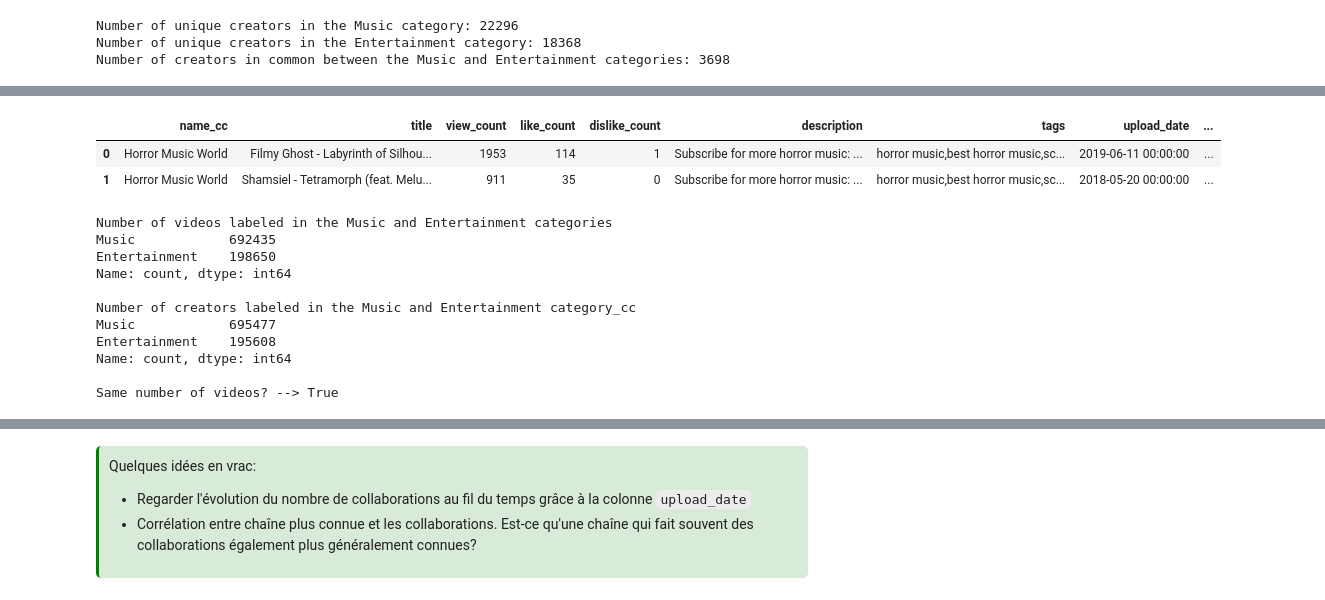
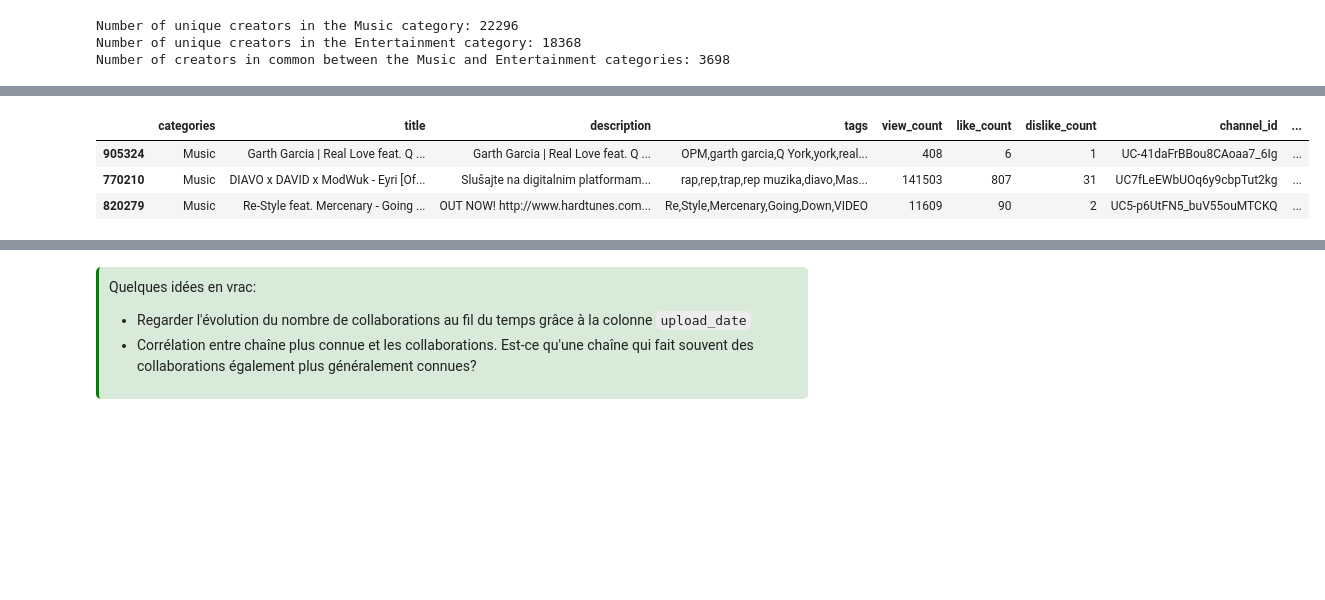
Before and after one commit to epfl-ada/ada-2024-project-tropicaltoucansinsight, a Jupyter notebook: collaborations.ipynb, the cells around one changed output, grey strips where cells are left out. Saved outputs shown, nothing was run; the diff lists cells and outputs as text; code cells hidden in the pictures; blank space fills up the shorter version.

```diff
--- a/collaborations.ipynb
+++ b/collaborations.ipynb
@@ -94,0 +129,3 @@ print(f"Fraction of Entertainment collaborations: {100 * counts['Entertainment']
+# %%
+df_video_counts = pd.read_json('data/video_counts.jsonl.gz', lines=True, compression='gzip')
+df_video_counts.sample(3)
@@ -313,22 +304,10 @@ df_collaborations = df_collaborations[new_order]
-# %%
-df_collaborations.head(2)
-# %% [output]
-|  | name_cc | title | view_count | like_count | dislike_count | description | tags | upload_date | ... |
-| 0 | Horror Music World | Filmy Ghost - Labyrinth of Silhou... | 1953 | 114 | 1 | Subscribe for more horror music: ... | horror music,best horror music,sc... | 2019-06-11 00:00:00 | ... |
-| 1 | Horror Music World | Shamsiel - Tetramorph (feat. Melu... | 911 | 35 | 0 | Subscribe for more horror music: ... | horror music,best horror music,sc... | 2018-05-20 00:00:00 | ... |
-# %%
-print(f"Number of videos labeled in the Music and Entertainment {df_collaborations['categories'].value_counts()}\n")
-print(f"Number of creators labeled in the Music and Entertainment {df_collaborations['category_cc'].value_counts()}\n")
-print(f"Same number of videos? --> {df_collaborations['categories'].value_counts().sum() == df_collaborations['category_cc'].value_counts().sum()}")
-# %% [output]
-Number of videos labeled in the Music and Entertainment categories
-Music            692435
-Entertainment    198650
-Name: count, dtype: int64
-
-Number of creators labeled in the Music and Entertainment category_cc
-Music            695477
-Entertainment    195608
-Name: count, dtype: int64
-
-Same number of videos? --> True
+# %%
+# 2.
+# Merge the collaborations data with the video counts data
+df_collaborations = pd.merge(df_collaborations, df_video_counts, on='channel_id', how='left')
+df_collaborations.sample(3)
+# %% [output]
+|  | categories | title | description | tags | view_count | like_count | dislike_count | channel_id | ... |
+| 905324 | Music | Garth Garcia | Real Love feat. Q ... | Garth Garcia | Real Love feat. Q ... | OPM,garth garcia,Q York,york,real... | 408 | 6 | 1 | UC-41daFrBBou8CAoaa7_6Ig | ... |
+| 770210 | Music | DIAVO x DAVID x ModWuk - Eyri [Of... | Slušajte na digitalnim platformam... | rap,rep,trap,rep muzika,diavo,Mas... | 141503 | 807 | 31 | UC7fLeEWbUOq6y9cbpTut2kg | ... |
+| 820279 | Music | Re-Style feat. Mercenary - Going ... | OUT NOW! http://www.hardtunes.com... | Re,Style,Mercenary,Going,Down,VIDEO | 11609 | 90 | 2 | UC5-p6UtFN5_buV55ouMTCKQ | ... |
```
Also changed, not shown: parts of 24 cells of this notebook, 2 other files.
